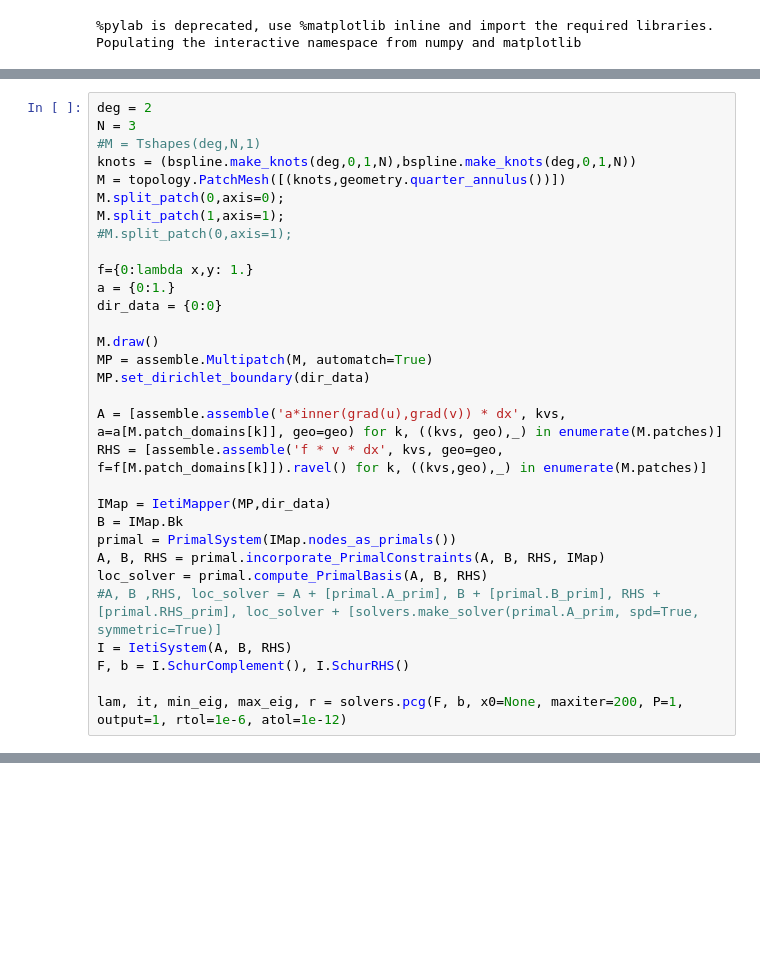
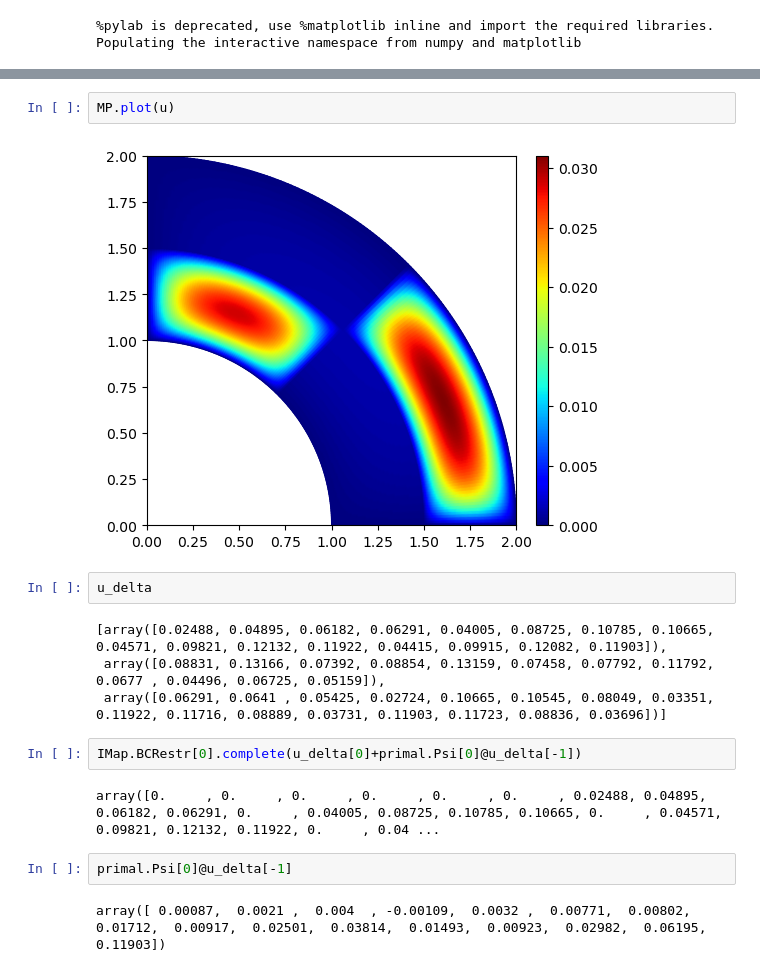
Before and after one commit to Stefan714/pyiga, a Jupyter notebook: notebooks/IETI2.ipynb, the cells around one changed output, grey strips where cells are left out. Cells and saved outputs as stored; diff of their text form; blank space fills up the shorter version.

```diff
--- a/notebooks/IETI2.ipynb
+++ b/notebooks/IETI2.ipynb
@@ -237,31 +500,0 @@ class IetiSystem():
-# %%
-deg = 2
-N = 3
-#M = Tshapes(deg,N,1)
-knots = (bspline.make_knots(deg,0,1,N),bspline.make_knots(deg,0,1,N))
-M = topology.PatchMesh([(knots,geometry.quarter_annulus())])
-M.split_patch(0,axis=0);
-M.split_patch(1,axis=1);
-#M.split_patch(0,axis=1);
-
-f={0:lambda x,y: 1.}
-a = {0:1.}
-dir_data = {0:0}
-
-M.draw()
-MP = assemble.Multipatch(M, automatch=True)
-MP.set_dirichlet_boundary(dir_data)
-
-A = [assemble.assemble('a*inner(grad(u),grad(v)) * dx', kvs, a=a[M.patch_domains[k]], geo=geo) for k, ((kvs, geo),_) in enumerate(M.patches)]
-RHS = [assemble.assemble('f * v * dx', kvs, geo=geo, f=f[M.patch_domains[k]]).ravel() for k, ((kvs,geo),_) in enumerate(M.patches)]
-
-IMap = IetiMapper(MP,dir_data)
-B = IMap.Bk
-primal = PrimalSystem(IMap.nodes_as_primals())
-A, B, RHS = primal.incorporate_PrimalConstraints(A, B, RHS, IMap)
-loc_solver = primal.compute_PrimalBasis(A, B, RHS)
-#A, B ,RHS, loc_solver = A + [primal.A_prim], B + [primal.B_prim], RHS + [primal.RHS_prim], loc_solver + [solvers.make_solver(primal.A_prim, spd=True, symmetric=True)]
-I = IetiSystem(A, B, RHS)
-F, b = I.SchurComplement(), I.SchurRHS()
-
-lam, it, min_eig, max_eig, r = solvers.pcg(F, b, x0=None, maxiter=200, P=1, output=1, rtol=1e-6, atol=1e-12)
@@ -313,0 +555,18 @@ I.B
+# %%
+MP.plot(u)
+# %% [output]
+[figure, added]
+# %%
+u_delta
+# %% [output]
+[array([0.02488, 0.04895, 0.06182, 0.06291, 0.04005, 0.08725, 0.10785, 0.10665, 0.04571, 0.09821, 0.12132, 0.11922, 0.04415, 0.09915, 0.12082, 0.11903]),
+ array([0.08831, 0.13166, 0.07392, 0.08854, 0.13159, 0.07458, 0.07792, 0.11792, 0.0677 , 0.04496, 0.06725, 0.05159]),
+ array([0.06291, 0.0641 , 0.05425, 0.02724, 0.10665, 0.10545, 0.08049, 0.03351, 0.11922, 0.11716, 0.08889, 0.03731, 0.11903, 0.11723, 0.08836, 0.03696])]
+# %%
+IMap.BCRestr[0].complete(u_delta[0]+primal.Psi[0]@u_delta[-1])
+# %% [output]
+array([0.     , 0.     , 0.     , 0.     , 0.     , 0.     , 0.02488, 0.04895, 0.06182, 0.06291, 0.     , 0.04005, 0.08725, 0.10785, 0.10665, 0.     , 0.04571, 0.09821, 0.12132, 0.11922, 0.     , 0.04 ...
+# %%
+primal.Psi[0]@u_delta[-1]
+# %% [output]
+array([ 0.00087,  0.0021 ,  0.004  , -0.00109,  0.0032 ,  0.00771,  0.00802,  0.01712,  0.00917,  0.02501,  0.03814,  0.01493,  0.00923,  0.02982,  0.06195,  0.11903])
```
Also changed, not shown: parts of 136 cells of this notebook, 2 other files.
